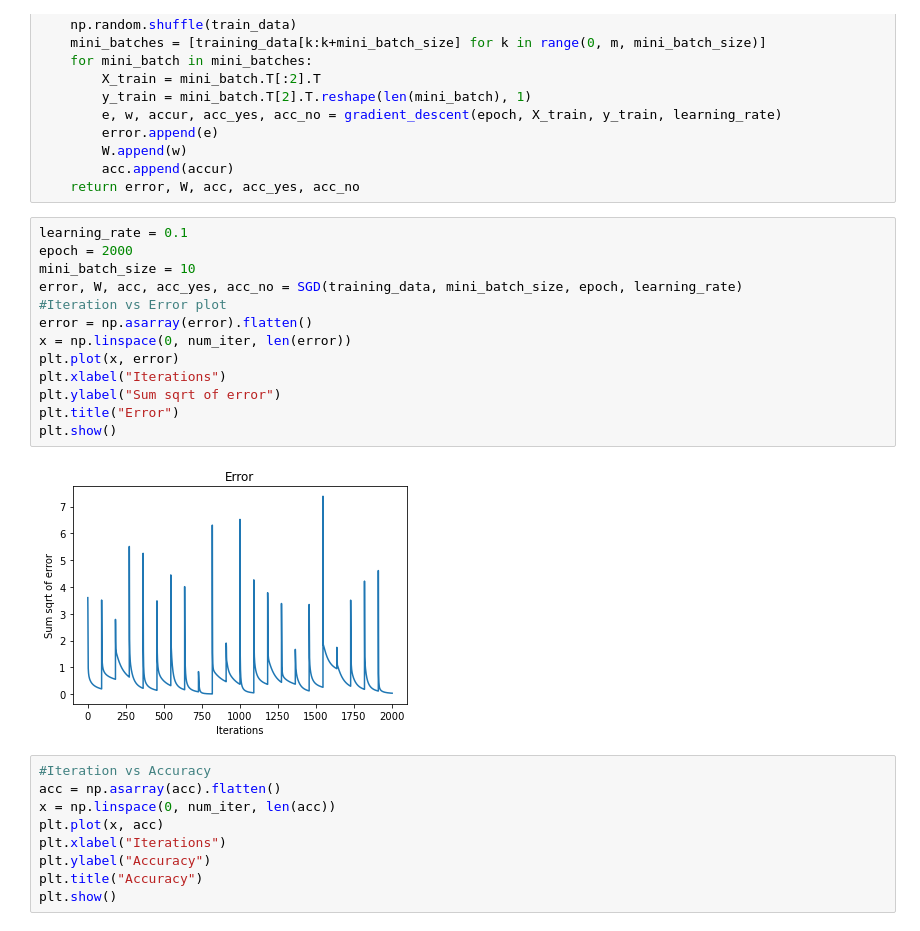
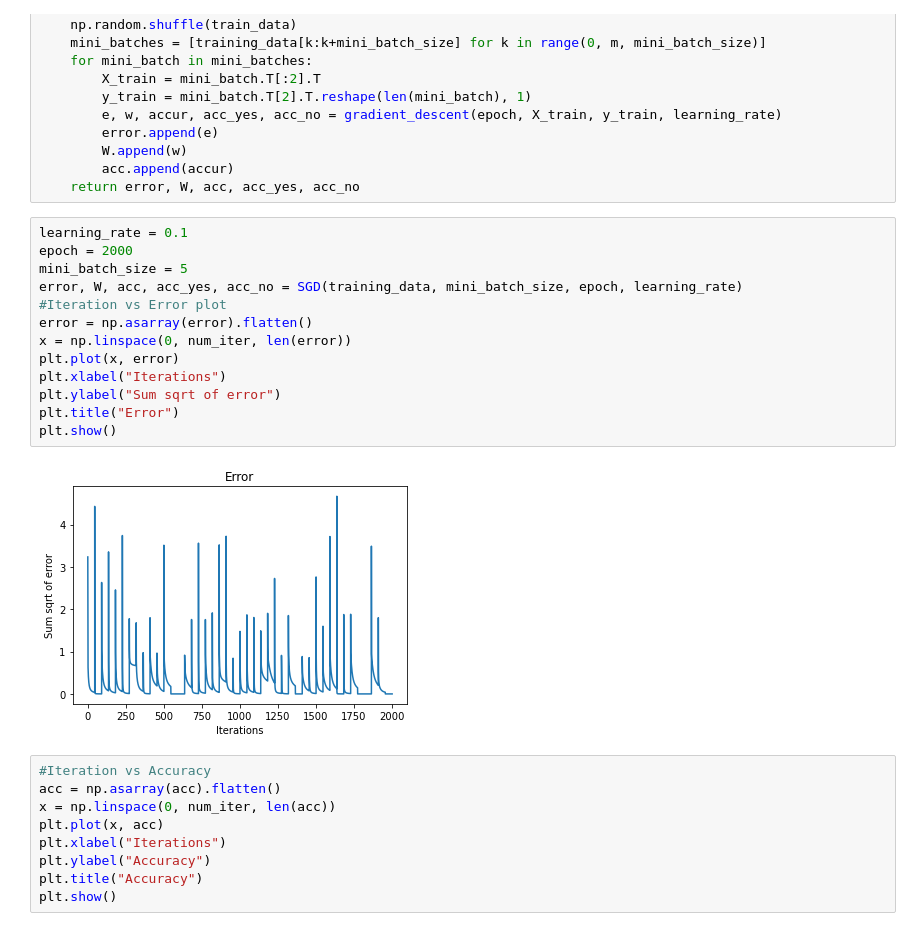
Before and after one commit to aibota1016/Perceptron, a Jupyter notebook: Perceptron.ipynb, the cells around one changed output. Cells and saved outputs as stored; diff of their text form.

```diff
--- a/Perceptron.ipynb
+++ b/Perceptron.ipynb
@@ -175,18 +175,18 @@ def SGD(train_data, mini_batch_size, epoch, learning_rate):
 # %%
 learning_rate = 0.1
 epoch = 2000
-mini_batch_size = 10
+mini_batch_size = 5
 error, W, acc, acc_yes, acc_no = SGD(training_data, mini_batch_size, epoch, learning_rate)
 #Iteration vs Error plot
 error = np.asarray(error).flatten()
 x = np.linspace(0, num_iter, len(error))
 plt.plot(x, error)
 plt.xlabel("Iterations")
 plt.ylabel("Sum sqrt of error")
 plt.title("Error")
 plt.show()
 # %% [output]
-[figure, old version]
+[figure, new version]
 # %%
 #Iteration vs Accuracy
 acc = np.asarray(acc).flatten()
```
